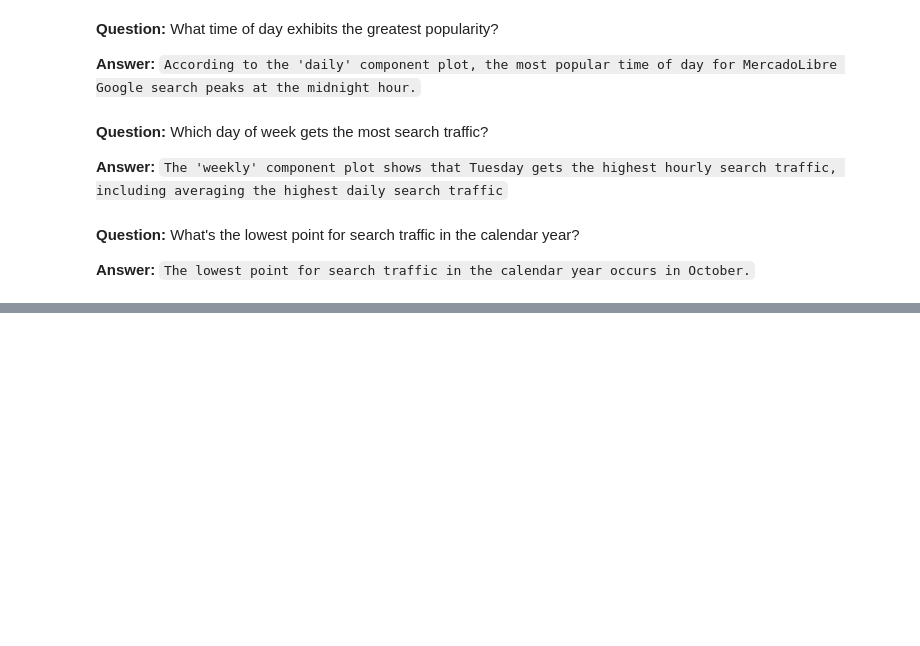
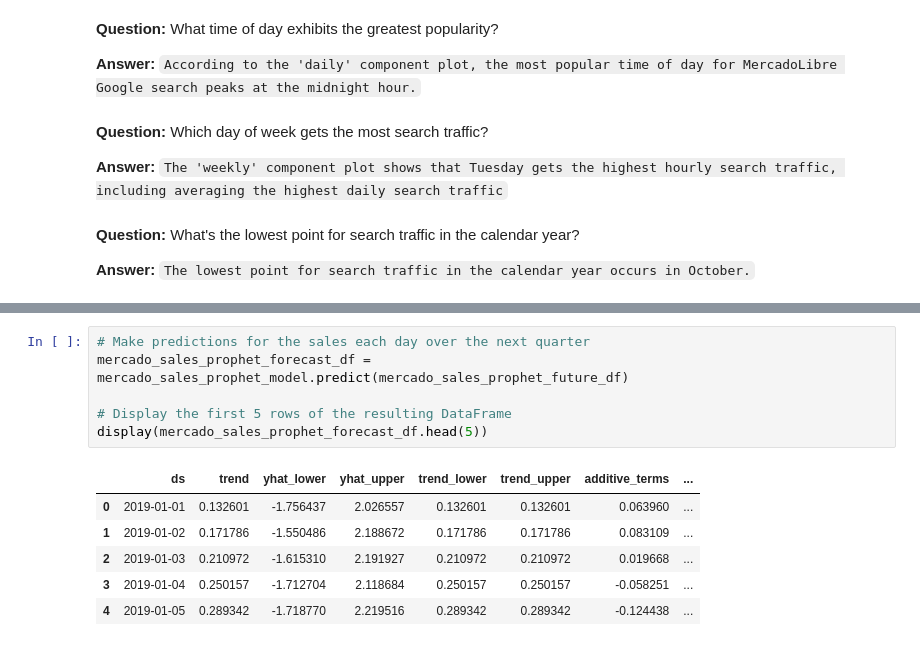
Before and after one commit to boz-tcm/time-series-challenge, a Jupyter notebook: forecasting_net_prophet.ipynb, the cells around one changed output, grey strips where cells are left out. Cells and saved outputs as stored; diff of their text form; blank space fills up the shorter version.

```diff
--- a/forecasting_net_prophet.ipynb
+++ b/forecasting_net_prophet.ipynb
@@ -895,0 +1013,13 @@ figures_mercado_trends = model_mercado_trends.plot_components(forecast_mercado_t
+# %%
+# Make predictions for the sales each day over the next quarter
+mercado_sales_prophet_forecast_df = mercado_sales_prophet_model.predict(mercado_sales_prophet_future_df)
+
+# Display the first 5 rows of the resulting DataFrame
+display(mercado_sales_prophet_forecast_df.head(5))
+# %% [output]
+|  | ds | trend | yhat_lower | yhat_upper | trend_lower | trend_upper | additive_terms | ... |
+| 0 | 2019-01-01 | 0.132601 | -1.756437 | 2.026557 | 0.132601 | 0.132601 | 0.063960 | ... |
+| 1 | 2019-01-02 | 0.171786 | -1.550486 | 2.188672 | 0.171786 | 0.171786 | 0.083109 | ... |
+| 2 | 2019-01-03 | 0.210972 | -1.615310 | 2.191927 | 0.210972 | 0.210972 | 0.019668 | ... |
+| 3 | 2019-01-04 | 0.250157 | -1.712704 | 2.118684 | 0.250157 | 0.250157 | -0.058251 | ... |
+| 4 | 2019-01-05 | 0.289342 | -1.718770 | 2.219516 | 0.289342 | 0.289342 | -0.124438 | ... |
```
Also changed, not shown: parts of 17 cells of this notebook, 1 other file.
